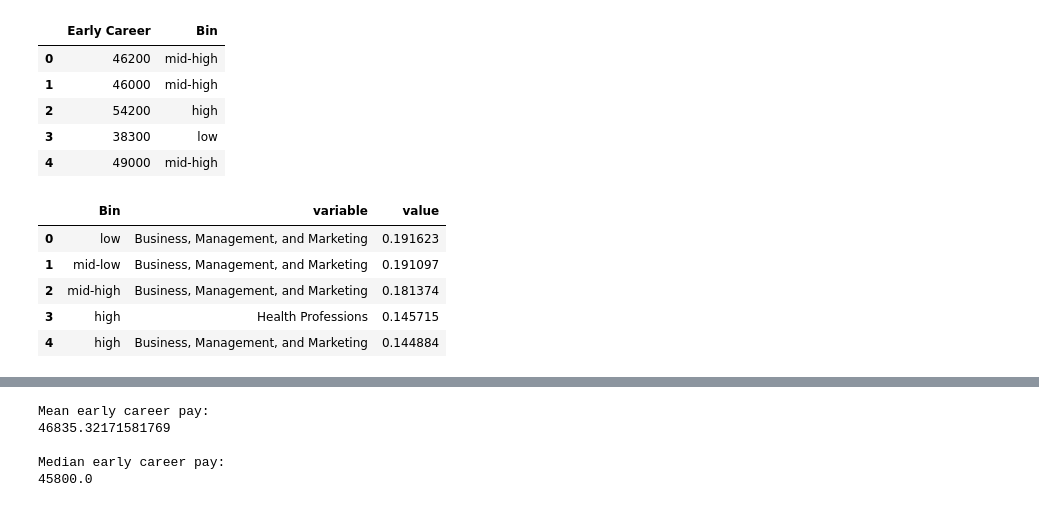
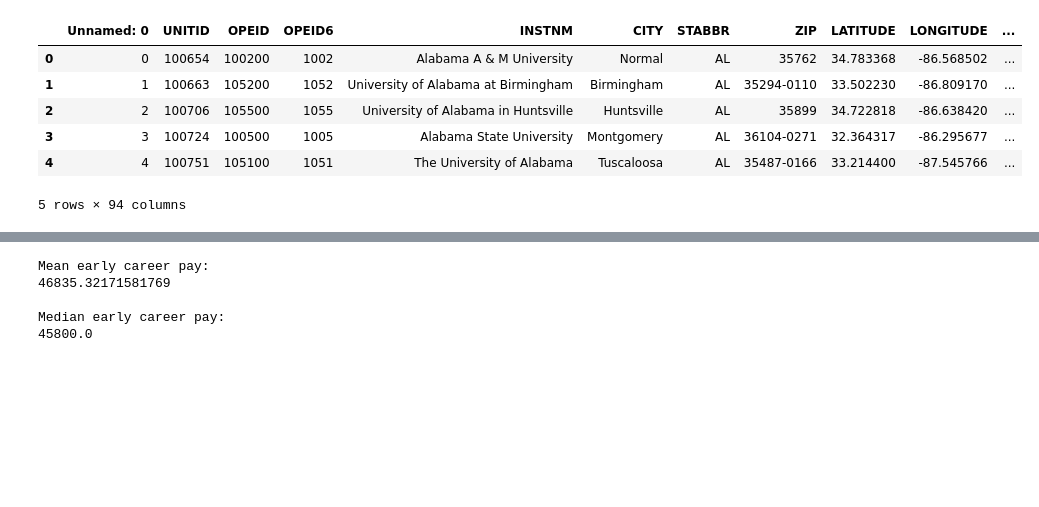
Before and after one commit to FeliciaHatchett/Project_1, a Jupyter notebook: FinalDraft.ipynb, the cells around one changed output, grey strips where cells are left out. Drawn from its saved outputs; the diff is of its cells as text; code cells hidden in the pictures; blank space fills up the shorter version.

```diff
--- a/FinalDraft.ipynb
+++ b/FinalDraft.ipynb
@@ -10,3 +17,12 @@ warnings.filterwarnings('ignore')
 %matplotlib inline
 # %%
 df_merge3 = pd.read_csv("college-salaries/clean_data.csv")
+df_merge3.head()
+# %% [output]
+|  | Unnamed: 0 | UNITID | OPEID | OPEID6 | INSTNM | CITY | STABBR | ZIP | LATITUDE | LONGITUDE | ... |
+| 0 | 0 | 100654 | 100200 | 1002 | Alabama A & M University | Normal | AL | 35762 | 34.783368 | -86.568502 | ... |
+| 1 | 1 | 100663 | 105200 | 1052 | University of Alabama at Birmingham | Birmingham | AL | 35294-0110 | 33.502230 | -86.809170 | ... |
+| 2 | 2 | 100706 | 105500 | 1055 | University of Alabama in Huntsville | Huntsville | AL | 35899 | 34.722818 | -86.638420 | ... |
+| 3 | 3 | 100724 | 100500 | 1005 | Alabama State University | Montgomery | AL | 36104-0271 | 32.364317 | -86.295677 | ... |
+| 4 | 4 | 100751 | 105100 | 1051 | The University of Alabama | Tuscaloosa | AL | 35487-0166 | 33.214400 | -87.545766 | ... |
+5 rows × 94 columns
@@ -15,9 +28,0 @@ df_merge3["Bin"] = pd.qcut(df_merge3["Early Career"], 4, labels = ["low","mid-lo
-# %%
-df_merge3.loc[:,["Early Career","Bin"]].head()
-# %% [output]
-|  | Early Career | Bin |
-| 0 | 46200 | mid-high |
-| 1 | 46000 | mid-high |
-| 2 | 54200 | high |
-| 3 | 38300 | low |
-| 4 | 49000 | mid-high |
@@ -28,11 +28,0 @@ df_cip = pd.melt(df_merge3,"Bin",df_merge3.iloc[:,24:61])
-# %%
-df_cip2 = df_cip.groupby(["Bin","variable"]).mean().sort_values("value", ascending = False).reset_index()
-
-df_cip2.head()
-# %% [output]
-|  | Bin | variable | value |
-| 0 | low | Business, Management, and Marketing | 0.191623 |
-| 1 | mid-low | Business, Management, and Marketing | 0.191097 |
-| 2 | mid-high | Business, Management, and Marketing | 0.181374 |
-| 3 | high | Health Professions | 0.145715 |
-| 4 | high | Business, Management, and Marketing | 0.144884 |
```
Also changed, not shown: parts of 19 cells of this notebook, 2 other files.
